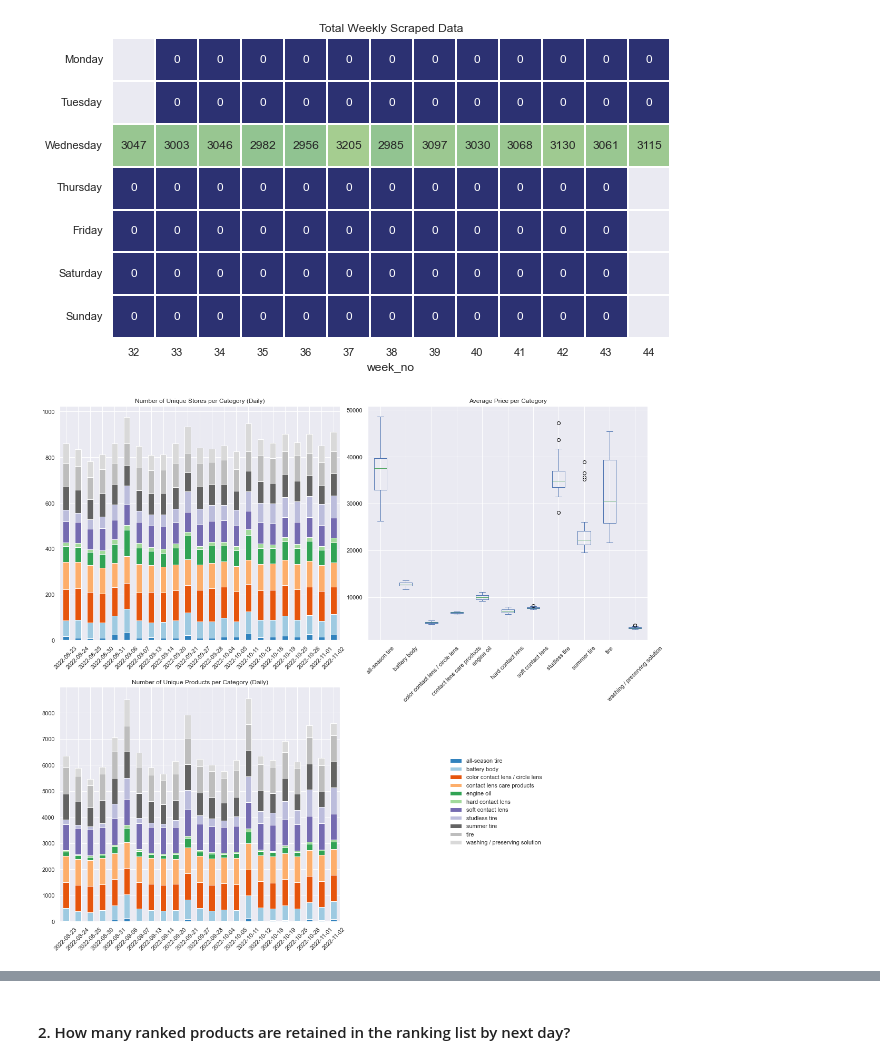
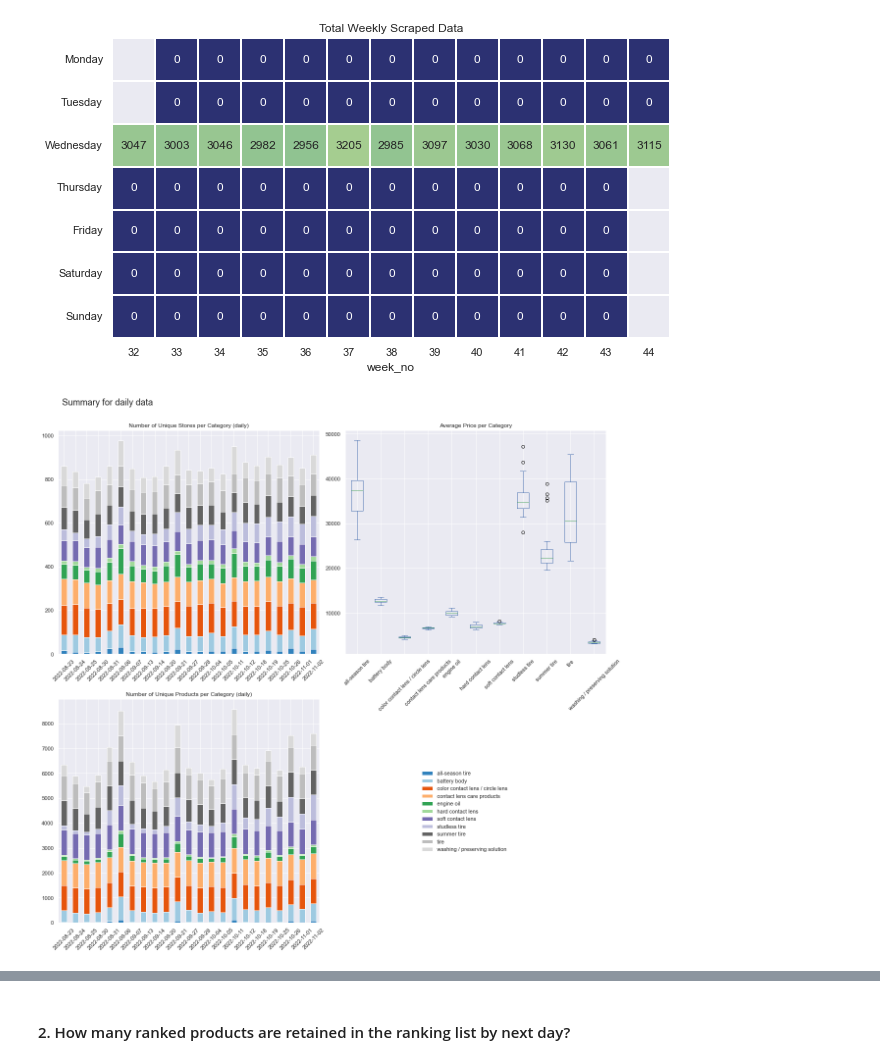
Before and after one commit to vanessapigwin/viz_for_scraper, a Jupyter notebook: analysis.ipynb, the cells around one changed output, grey strips where cells are left out. Cells and saved outputs as stored; diff of their text form; code cells hidden in the pictures.

```diff
--- a/analysis.ipynb
+++ b/analysis.ipynb
@@ -170,6 +170,8 @@ def plot_summary(df_summary, label='Daily'):
     df_summary = pd.pivot(df_summary, index='date_scraped', columns=['category'], values=['store', 'unique_product_code', 'price'])
 
     fig, axs = plt.subplots(nrows=2, ncols=2, figsize=(20,18))
+    fig.subplots_adjust(top=0.9)
+    fig.suptitle(f'Summary for {label} data', horizontalalignment='left', x=0.13, y=0.95, verticalalignment='top', fontsize=18)
     fig.delaxes(axs[1,1])
 
     # plot store count
@@ -215,13 +217,13 @@ def plot_summary(df_summary, label='Daily'):
 # %%
 df_daily_summary = df_daily.groupby(['category','date_scraped']).agg({
     'store':pd.Series.nunique,
     'price':pd.Series.mean,
     'unique_product_code':pd.Series.nunique
 }).reset_index()
 
-plot_summary(df_summary=df_daily_summary, label='Daily')
+plot_summary(df_summary=df_daily_summary, label='daily')
 # %% [output]
-[figure, old version]
+[figure, new version]
 # %%
 df_weekly_summary = df_weekly.groupby(['category','date_scraped']).agg({
     'store':pd.Series.nunique,
```
Also changed, not shown: parts of 7 cells of this notebook.
